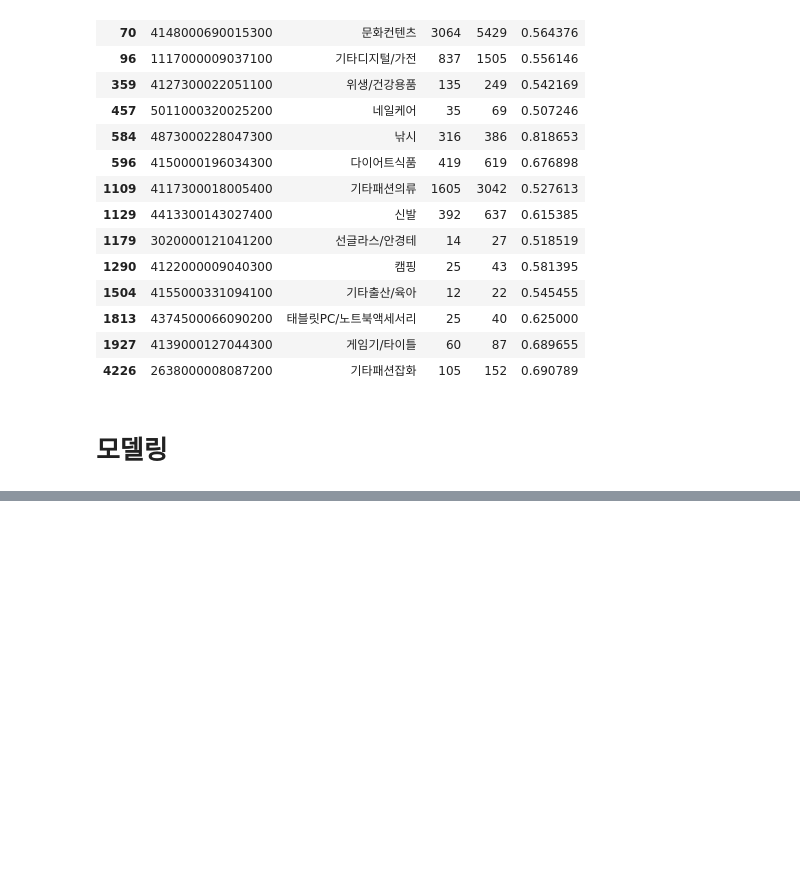
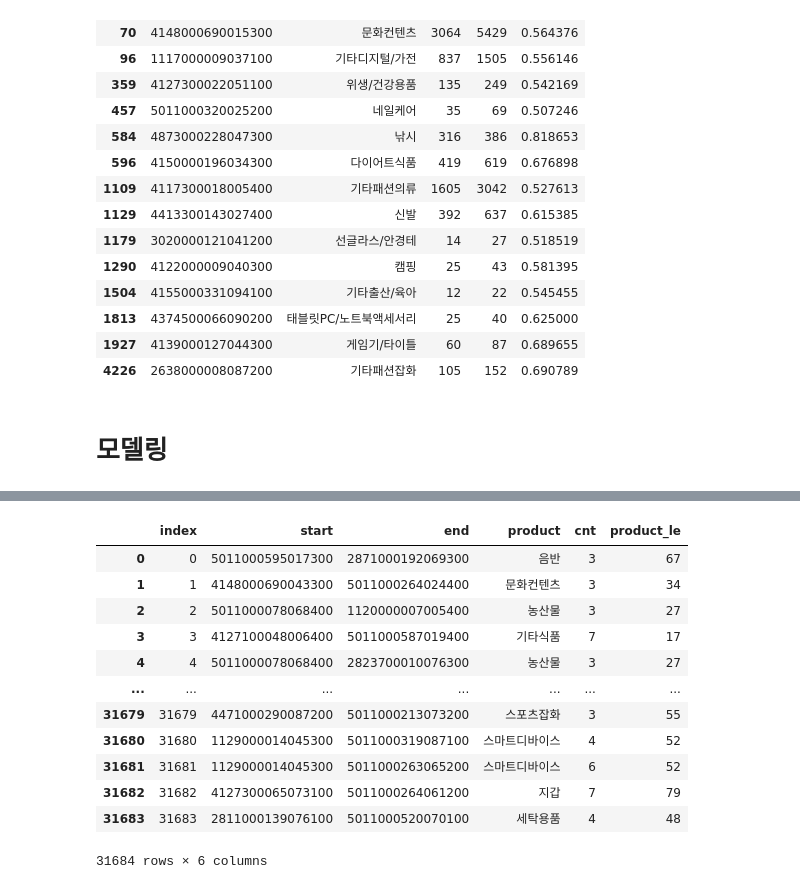
Before and after one commit to seonydg/ml-regression-logistics-distribution-forecast, a Jupyter notebook: Logistics Distribution Forecast Regression Analysis.ipynb, the cells around one changed output, grey strips where cells are left out. Cells and saved outputs as stored; diff of their text form; code cells hidden in the pictures; blank space fills up the shorter version.

```diff
--- a/Logistics Distribution Forecast Regression Analysis.ipynb
+++ b/Logistics Distribution Forecast Regression Analysis.ipynb
@@ -612,0 +672,3 @@ df_merge[df_merge['ratio'] > 0.5]
+# %%
+le = LabelEncoder()
+le.fit(df['product'])
@@ -612,0 +677,3 @@ df_merge[df_merge['ratio'] > 0.5]
+# %%
+df['product_le'] = le.transform(df['product'])
+df.head()
@@ -612,0 +687,16 @@ df_merge[df_merge['ratio'] > 0.5]
+# %%
+df
+# %% [output]
+|  | index | start | end | product | cnt | product_le |
+| 0 | 0 | 5011000595017300 | 2871000192069300 | 음반 | 3 | 67 |
+| 1 | 1 | 4148000690043300 | 5011000264024400 | 문화컨텐츠 | 3 | 34 |
+| 2 | 2 | 5011000078068400 | 1120000007005400 | 농산물 | 3 | 27 |
+| 3 | 3 | 4127100048006400 | 5011000587019400 | 기타식품 | 7 | 17 |
+| 4 | 4 | 5011000078068400 | 2823700010076300 | 농산물 | 3 | 27 |
+| ... | ... | ... | ... | ... | ... | ... |
+| 31679 | 31679 | 4471000290087200 | 5011000213073200 | 스포츠잡화 | 3 | 55 |
+| 31680 | 31680 | 1129000014045300 | 5011000319087100 | 스마트디바이스 | 4 | 52 |
+| 31681 | 31681 | 1129000014045300 | 5011000263065200 | 스마트디바이스 | 6 | 52 |
+| 31682 | 31682 | 4127300065073100 | 5011000264061200 | 지갑 | 7 | 79 |
+| 31683 | 31683 | 2811000139076100 | 5011000520070100 | 세탁용품 | 4 | 48 |
+31684 rows × 6 columns
```
Also changed, not shown: parts of 23 cells of this notebook.
